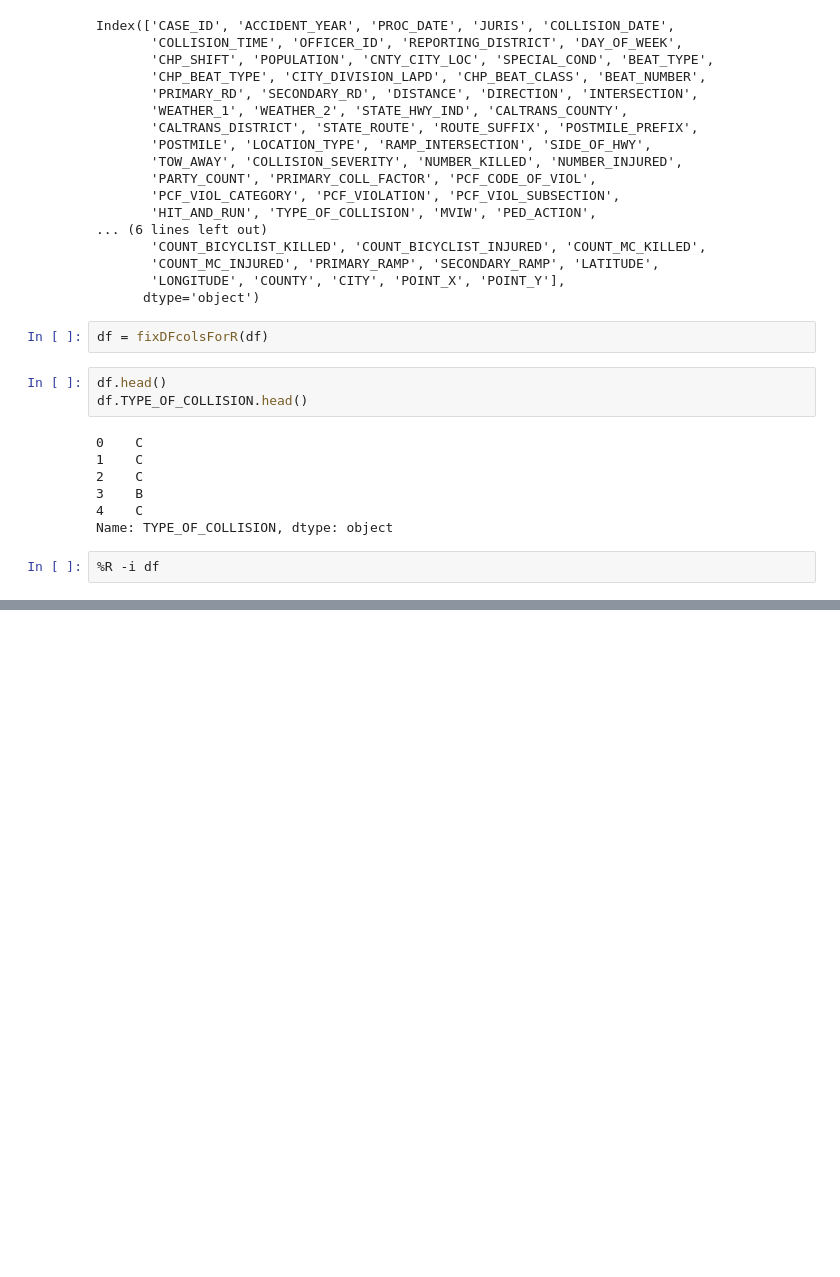
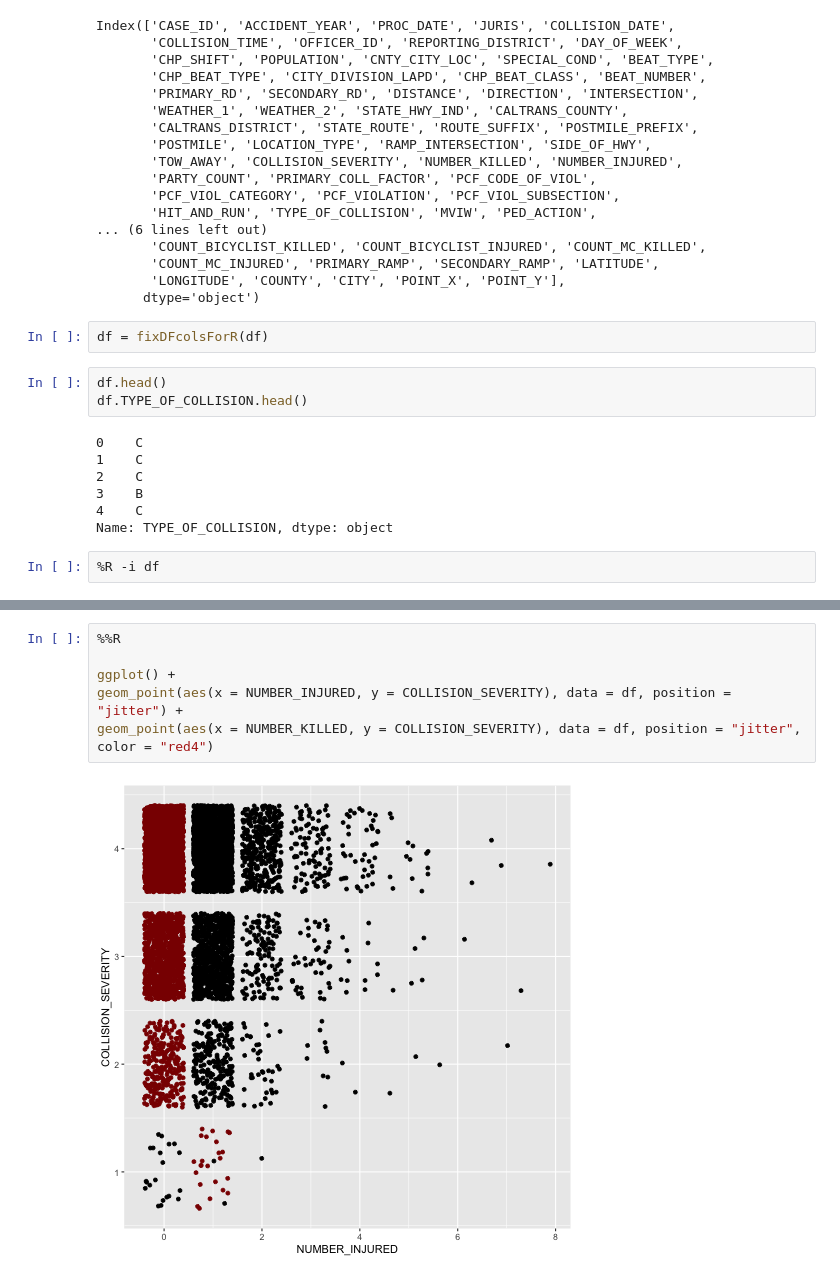
Before and after one commit to zs-barnes/Traffic-Collisions-EDA, a Jupyter notebook: EDA.ipynb, the cells around one changed output, grey strips where cells are left out. Saved outputs shown, nothing was run; the diff lists cells and outputs as text; blank space fills up the shorter version.

```diff
--- a/EDA.ipynb
+++ b/EDA.ipynb
@@ -58,0 +59,8 @@ geom_point(aes(x = TYPE_OF_COLLISION, y = COLLISION_SEVERITY), data = df, positi
+# %%
+%%R
+
+ggplot() +
+geom_point(aes(x = NUMBER_INJURED, y = COLLISION_SEVERITY), data = df, position = "jitter") +
+geom_point(aes(x = NUMBER_KILLED, y = COLLISION_SEVERITY), data = df, position = "jitter", color = "red4")
+# %% [output]
+[figure, added]
```
Also changed, not shown: parts of 2 cells of this notebook.
